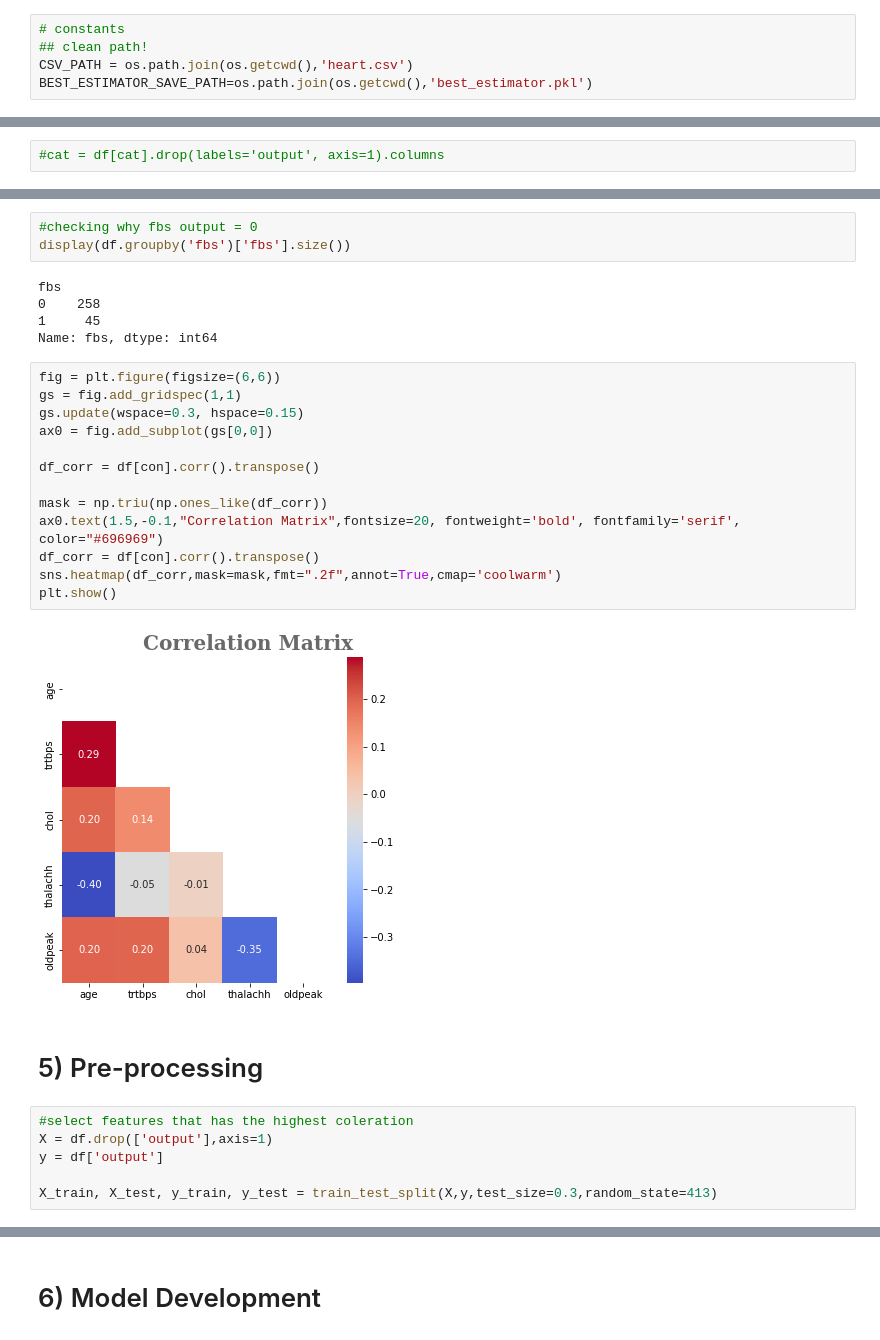
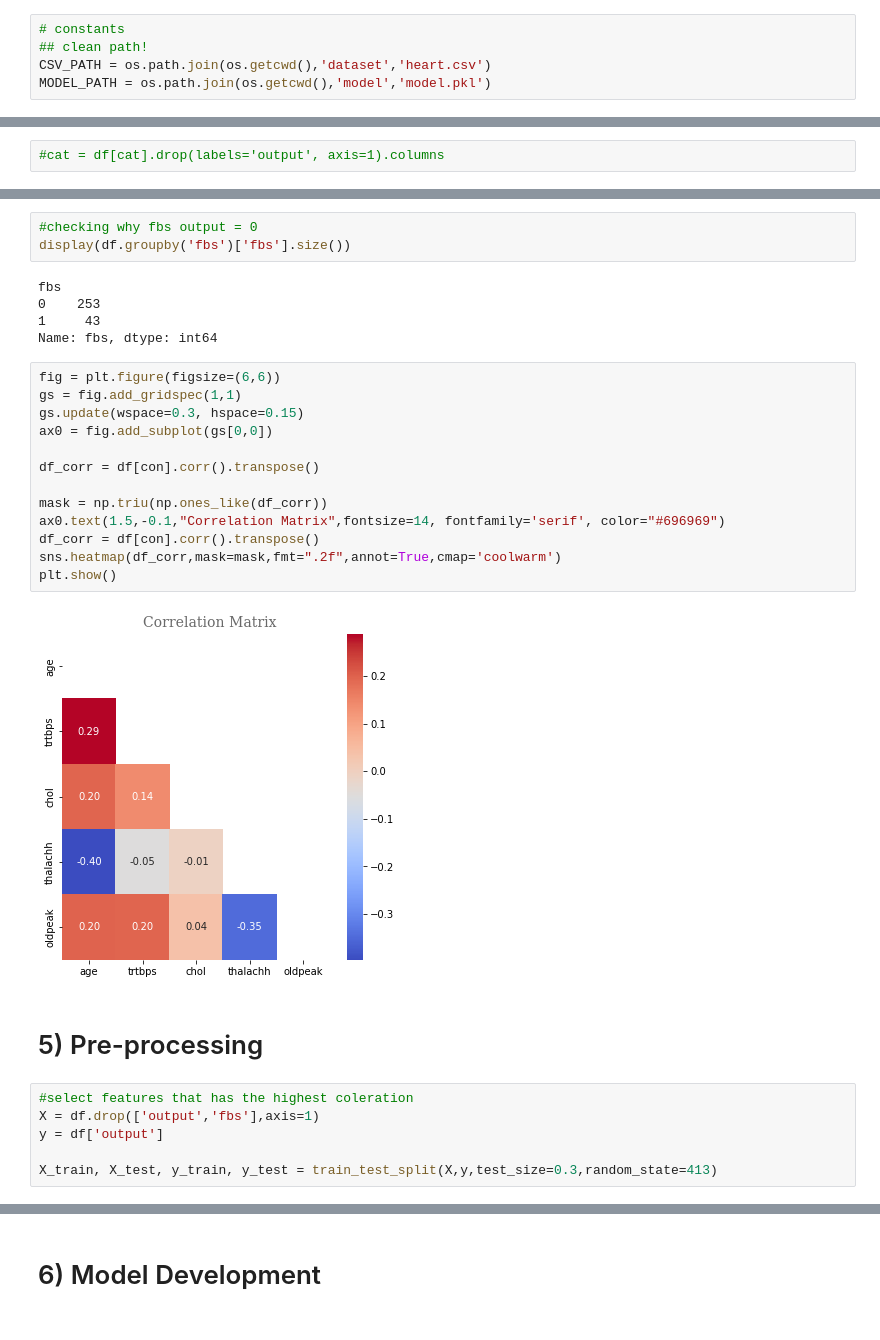
Before and after one commit to cheeann13/Heart-Attack-APP, a Jupyter notebook: heart_model.ipynb, the cells around one changed output, grey strips where cells are left out. Drawn from its saved outputs; the diff is of its cells as text.

```diff
--- a/ha.ipynb
+++ b/heart_model.ipynb
@@ -52,8 +52,8 @@ def cramers_corrected_stat(confusion_matrix):
 # %%
 # constants
 ## clean path!
-CSV_PATH = os.path.join(os.getcwd(),'heart.csv')
-BEST_ESTIMATOR_SAVE_PATH=os.path.join(os.getcwd(),'best_estimator.pkl')
+CSV_PATH = os.path.join(os.getcwd(),'dataset','heart.csv')
+MODEL_PATH = os.path.join(os.getcwd(),'model','model.pkl')
 # %%
 def plot_con_graph(con_col,df,c):
   '''
@@ -365,29 +331,29 @@ oldpeak
 display(df.groupby('fbs')['fbs'].size())
 # %% [output]
 fbs
-0    258
-1     45
+0    253
+1     43
 Name: fbs, dtype: int64
 # %%
 fig = plt.figure(figsize=(6,6))
 gs = fig.add_gridspec(1,1)
 gs.update(wspace=0.3, hspace=0.15)
 ax0 = fig.add_subplot(gs[0,0])
 
 df_corr = df[con].corr().transpose()
 
 mask = np.triu(np.ones_like(df_corr))
-ax0.text(1.5,-0.1,"Correlation Matrix",fontsize=20, fontweight='bold', fontfamily='serif', color="#696969")
+ax0.text(1.5,-0.1,"Correlation Matrix",fontsize=14, fontfamily='serif', color="#696969")
 df_corr = df[con].corr().transpose()
 sns.heatmap(df_corr,mask=mask,fmt=".2f",annot=True,cmap='coolwarm')
 plt.show()
 # %% [output]
-[figure, old version]
+[figure, new version]
 # %% [markdown]
 # 5) Pre-processing
 # %%
 #select features that has the highest coleration
-X = df.drop(['output'],axis=1)
+X = df.drop(['output','fbs'],axis=1)
 y = df['output']
 
 X_train, X_test, y_train, y_test = train_test_split(X,y,test_size=0.3,random_state=413)
```
Also changed, not shown: parts of 28 cells of this notebook, 6 other files.
